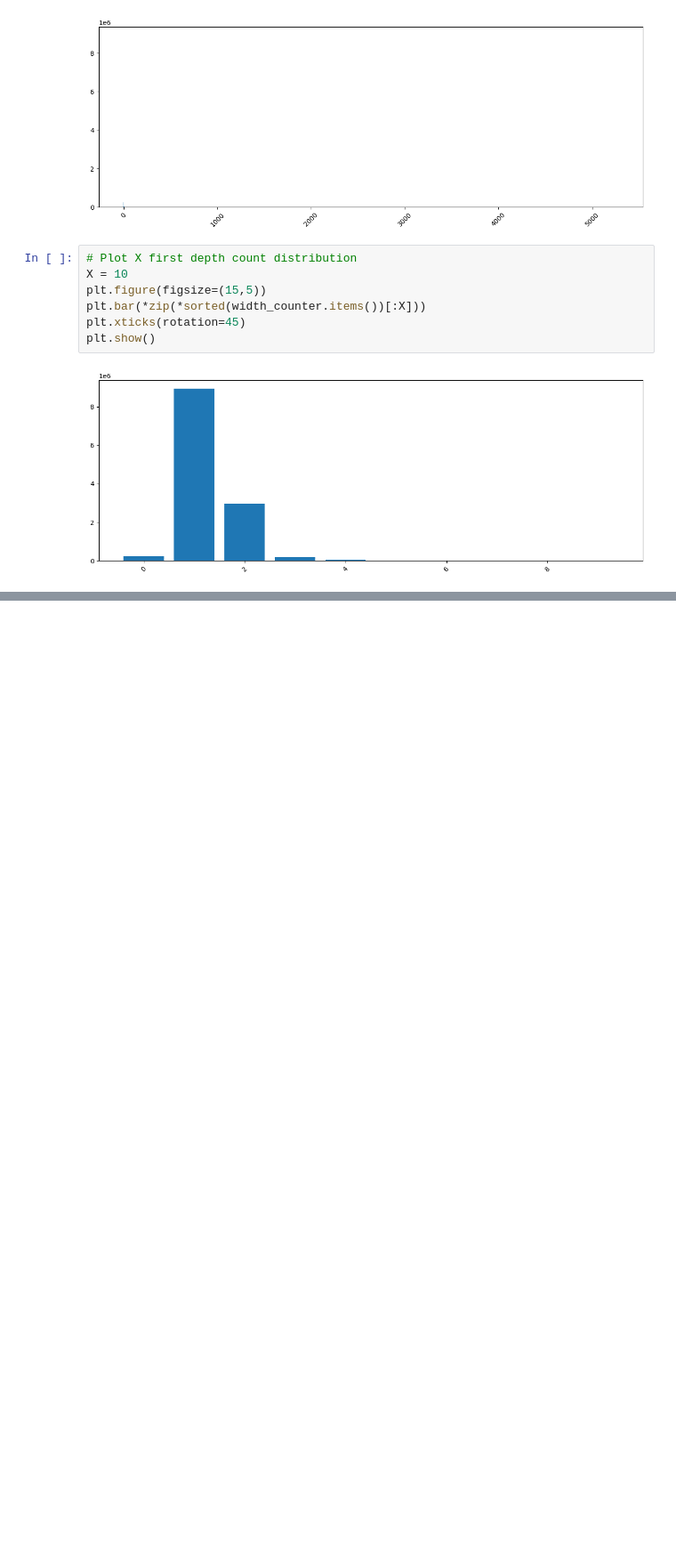
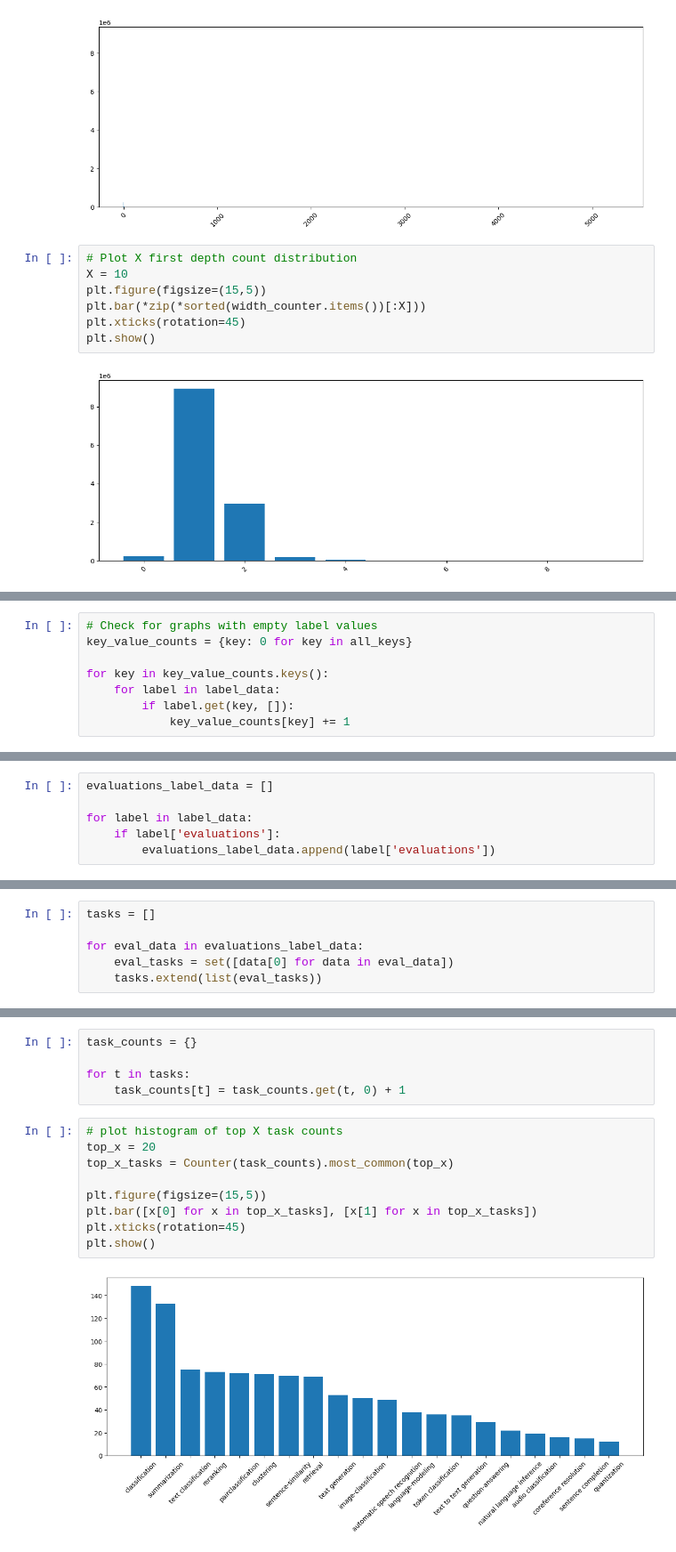
Before and after one commit to wdmdev/EdgeGen, a Jupyter notebook: notebooks/01_younger_exploration.ipynb, the cells around one changed output, grey strips where cells are left out. Shown at 89% size. Drawn from its saved outputs; the diff is of its cells as text; blank space fills up the shorter version.

Commit message:
add label data exploration

```diff
--- a/notebooks/01_younger_exploration.ipynb
+++ b/notebooks/01_younger_exploration.ipynb
@@ -310,0 +357,8 @@ plt.show()
+# %%
+# Check for graphs with empty label values
+key_value_counts = {key: 0 for key in all_keys}
+
+for key in key_value_counts.keys():
+    for label in label_data:
+        if label.get(key, []):
+            key_value_counts[key] += 1
@@ -310,0 +378,6 @@ plt.show()
+# %%
+evaluations_label_data = []
+
+for label in label_data:
+    if label['evaluations']:
+        evaluations_label_data.append(label['evaluations'])
@@ -310,0 +404,6 @@ plt.show()
+# %%
+tasks = []
+
+for eval_data in evaluations_label_data:
+    eval_tasks = set([data[0] for data in eval_data])
+    tasks.extend(list(eval_tasks))
@@ -310,0 +433,16 @@ plt.show()
+# %%
+task_counts = {}
+
+for t in tasks:
+    task_counts[t] = task_counts.get(t, 0) + 1
+# %%
+# plot histogram of top X task counts
+top_x = 20
+top_x_tasks = Counter(task_counts).most_common(top_x)
+
+plt.figure(figsize=(15,5))
+plt.bar([x[0] for x in top_x_tasks], [x[1] for x in top_x_tasks])
+plt.xticks(rotation=45)
+plt.show()
+# %% [output]
+[figure, added]
```
Also changed, not shown: parts of 20 cells of this notebook.
